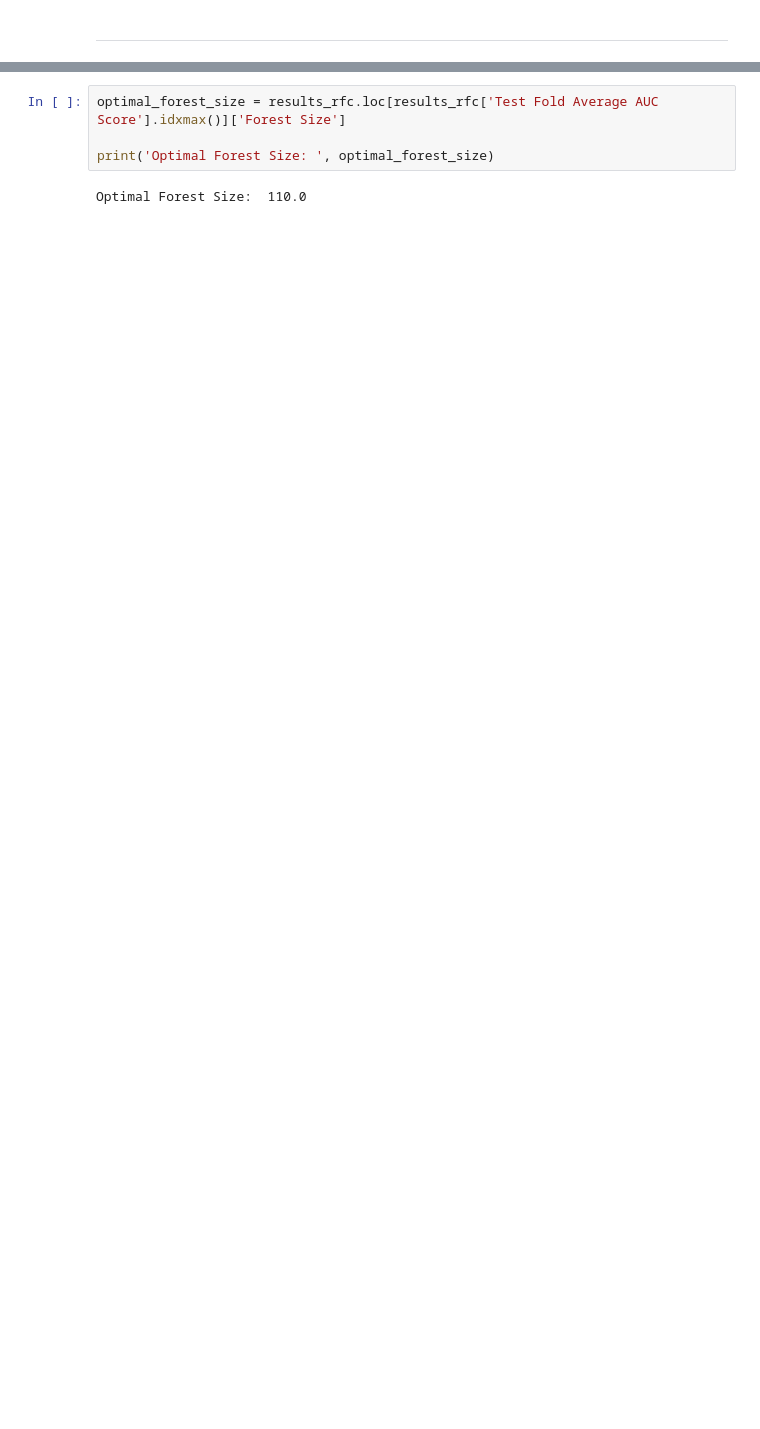
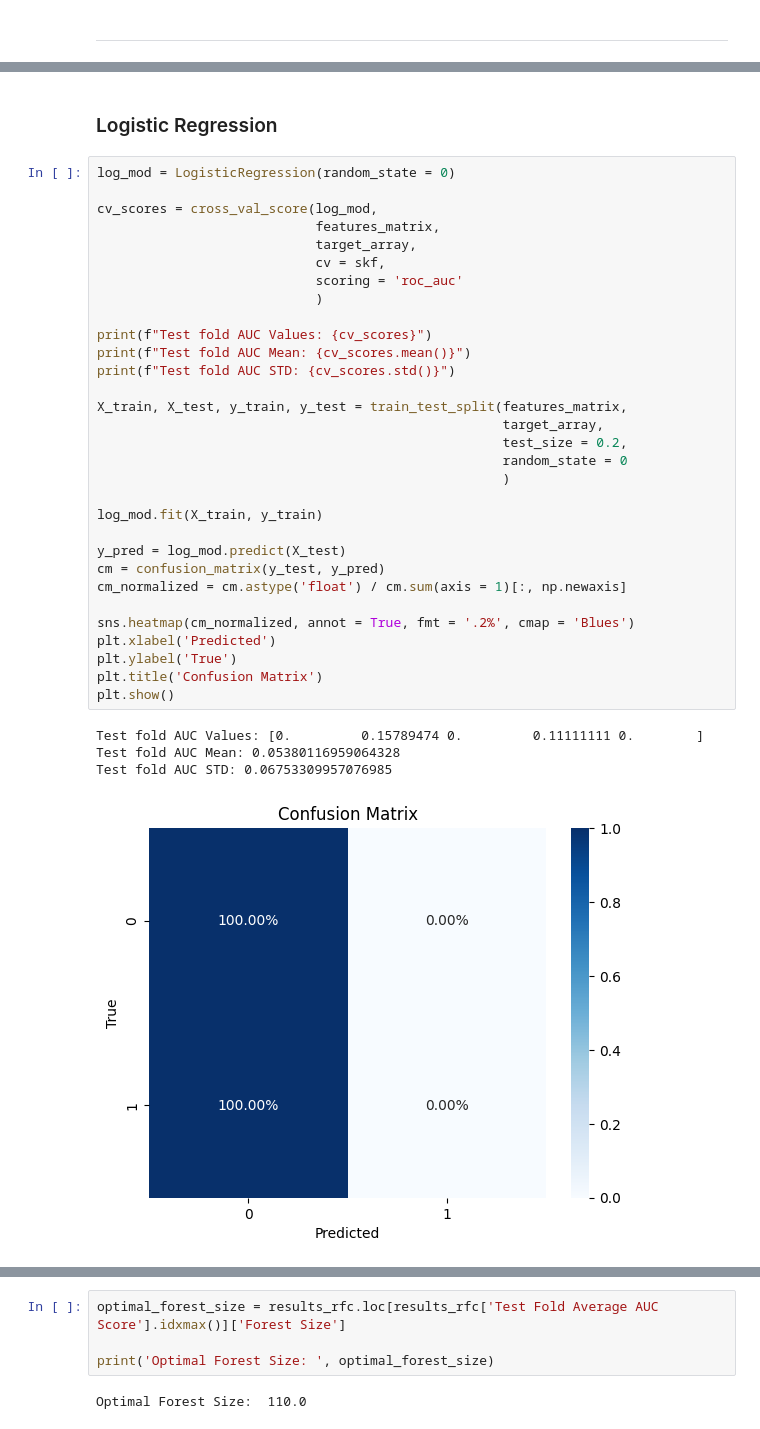
Before and after one commit to BenLeidig/illinois-home-prices, a Jupyter notebook: regression_classification/classification.ipynb, the cells around one changed output, grey strips where cells are left out. Cells and saved outputs as stored; diff of their text form; blank space fills up the shorter version.

Commit message:
Logistic Regression Classifier

```diff
--- a/regression_classification/classification.ipynb
+++ b/regression_classification/classification.ipynb
@@ -28 +43,39 @@ df = pd.read_csv('illinois-home-prices.csv')
+# %% [markdown]
+### Logistic Regression
+# %%
+log_mod = LogisticRegression(random_state = 0)
+
+cv_scores = cross_val_score(log_mod,
+                            features_matrix,
+                            target_array,
+                            cv = skf,
+                            scoring = 'roc_auc'
+                            )
+
+print(f"Test fold AUC Values: {cv_scores}")
+print(f"Test fold AUC Mean: {cv_scores.mean()}")
+print(f"Test fold AUC STD: {cv_scores.std()}")
+
+X_train, X_test, y_train, y_test = train_test_split(features_matrix,
+                                                    target_array,
+                                                    test_size = 0.2,
+                                                    random_state = 0
+                                                    )
+
+log_mod.fit(X_train, y_train)
+
+y_pred = log_mod.predict(X_test)
+cm = confusion_matrix(y_test, y_pred)
+cm_normalized = cm.astype('float') / cm.sum(axis = 1)[:, np.newaxis]
+
+sns.heatmap(cm_normalized, annot = True, fmt = '.2%', cmap = 'Blues')
+plt.xlabel('Predicted')
+plt.ylabel('True')
+plt.title('Confusion Matrix')
+plt.show()
+# %% [output]
+Test fold AUC Values: [0.         0.15789474 0.         0.11111111 0.        ]
+Test fold AUC Mean: 0.05380116959064328
+Test fold AUC STD: 0.06753309957076985
+[figure, added]
 # %% [markdown]
```
Also changed, not shown: parts of 8 cells of this notebook, 1 other file.
